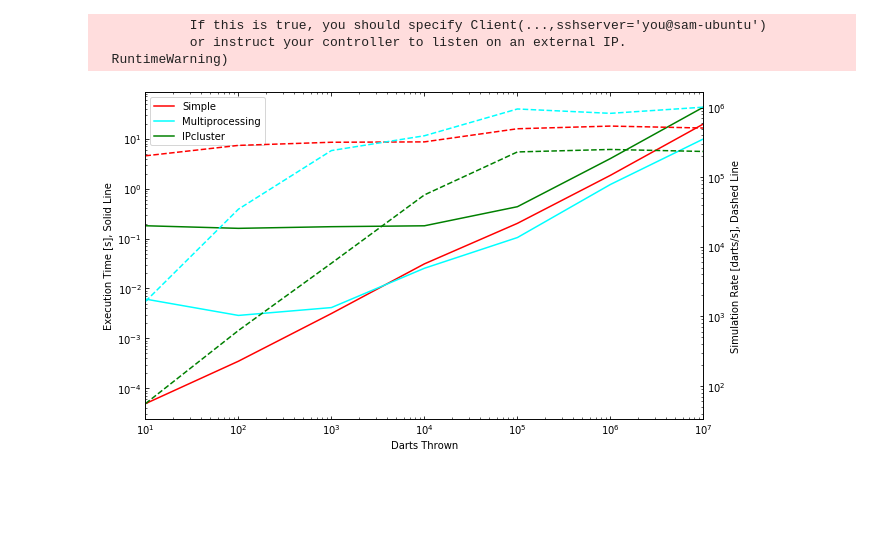
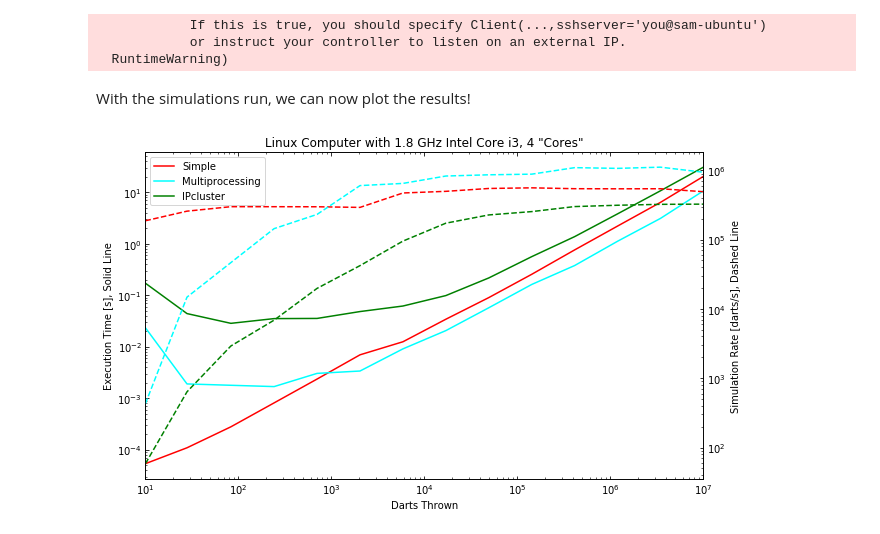
Before and after one commit to giangdip2410/watkins-ay250-s2018-hw, a Jupyter notebook: hw_4/hw_4_assignment.ipynb, the cells around one changed output. Drawn from its saved outputs; the diff is of its cells as text; code cells hidden in the pictures; blank space fills up the shorter version.

```diff
--- a/hw_4/hw_4_assignment.ipynb
+++ b/hw_4/hw_4_assignment.ipynb
@@ -30,11 +55,14 @@ def throwdart(x):
 # %%
-darts_range = np.array([10,100,1000,10000,100000,1000000,10000000])
+# create an array of the darts that we want to throw, ranging from 10 to 10,000,000
+darts_range = np.logspace(1,7,num=14,dtype=int)
 
+# initialize arrays for storing the execution times and simulation rates
+# simple serial case
 serial_times = np.zeros(len(darts_range))
 serial_rates = np.zeros(len(darts_range))
-
+# multiprocessing case
 mp_times = np.zeros(len(darts_range))
 mp_rates = np.zeros(len(darts_range))
-
+# ipyparallel case
 ipp_times = np.zeros(len(darts_range))
 ipp_rates = np.zeros(len(darts_range))
@@ -100,27 +150,34 @@ for iTrial in range(len(darts_range)):
             If this is true, you should specify Client(...,sshserver='you@sam-ubuntu')
             or instruct your controller to listen on an external IP.
   RuntimeWarning)
+# %% [markdown]
+With the simulations run, we can now plot the results!
 # %%
 %matplotlib inline
 
 import matplotlib.pyplot as plt
 
+# make the plot showing execution times and simulation rate for each method as a function of darts thrown
 fig, ax1 = plt.subplots(figsize=(10,6))
+ax1.set_title("Linux Computer with 1.8 GHz Intel Core i3, 4 \"Cores\"")
 ax1.loglog(darts_range,serial_times,label="Simple",color="red")
 ax1.loglog(darts_range,mp_times,label="Multiprocessing",color="cyan")
 ax1.loglog(darts_range,ipp_times,label="IPcluster",color="green")
 ax1.tick_params(which="both",top="on",direction="in")
 ax1.legend()
 ax1.set_xlabel("Darts Thrown");
 ax1.set_ylabel("Execution Time [s], Solid Line");
 ax1.set_xlim([darts_range[0],darts_range[-1]])
 
 
 ax2 = ax1.twinx()
 ax2.loglog(darts_range,serial_rates,label="Simple",color="red",linestyle="dashed")
 ax2.loglog(darts_range,mp_rates,label="Multiprocessing",color="cyan",linestyle="dashed")
 ax2.loglog(darts_range,ipp_rates,label="IPcluster",color="green",linestyle="dashed")
 ax2.set_ylabel("Simulation Rate [darts/s], Dashed Line");
 ax2.tick_params(which="both",direction="in")
+
+# save the figure to this folder
+fig.savefig("simulation.png")
 # %% [output]
-[figure, old version]
+[figure, new version]
```
Also changed, not shown: parts of 10 cells of this notebook.
